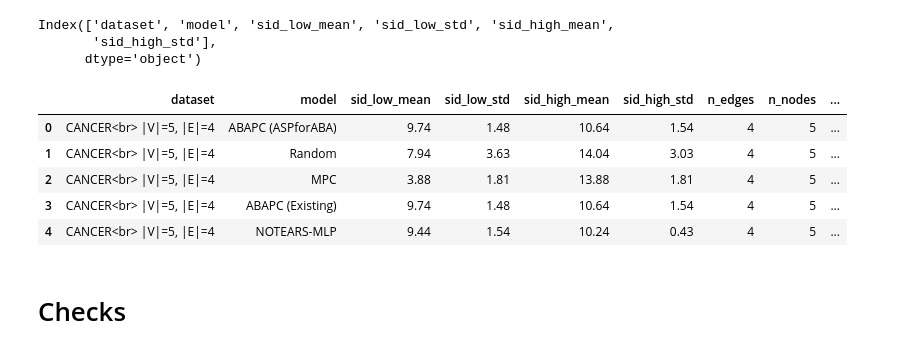
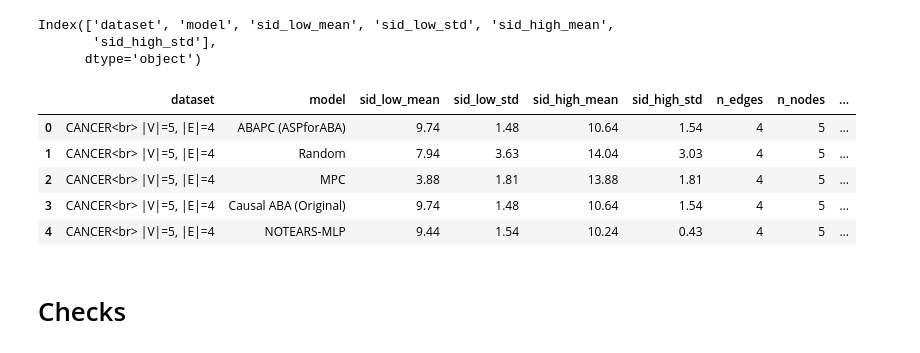
Before and after one commit to fisheeve/gradual-sem-causal-aba, a Jupyter notebook: notebooks/OtherExtensionBasedSemantics/demo_co.ipynb, the cells around one changed output. Drawn from its saved outputs; the diff is of its cells as text; code cells hidden in the pictures.

```diff
--- a/notebooks/OtherExtensionBasedSemantics/demo_co.ipynb
+++ b/notebooks/OtherExtensionBasedSemantics/demo_co.ipynb
@@ -213,42 +228,47 @@ save_figs = True
 debug = False
 datasets = ['cancer', 'earthquake', 'survey', 'asia']
 dags_nodes_map = {'asia':8, 'cancer':5, 'earthquake':5, 'sachs':11, 'survey':6, 'alarm':37, 'child':20, 'insurance':27, 'hailfinder':56, 'hepar2':70}
 dags_arcs_map = {'asia':8, 'cancer':4, 'earthquake':4, 'sachs':17, 'survey':6, 'alarm':46, 'child':25, 'insurance':52, 'hailfinder':66, 'hepar2':123}
-methods = ['Random', 'FGS', 'NOTEARS-MLP', 'MPC', 'ABAPC (Existing)', 'ABAPC (New ST)', 'ABAPC (New CO)', 'ABAPC (New CO-max)']
-names_dict = {'fgs':'FGS', 'nt':'NOTEARS-MLP', 'mpc':'MPC', 'random':'Random', 'abapc':'ABAPC (Existing)', 'ABAPC (New ST)':'ABAPC (New ST)',
-              'ABAPC (New CO)':'ABAPC (New CO)', 'ABAPC (New CO-max)':'ABAPC (New CO-max)'}
-colors_dict = {'abapc':sec_blue,'fgs':sec_orange,'nt':main_purple,'mpc':main_green,'random':'grey', 'ABAPC (New ST)':'black',
-               'ABAPC (New CO)':main_orange, 'ABAPC (New CO-max)':sec_green}
+methods = ['Random', 'FGS', 'NOTEARS-MLP', 'MPC', 'Causal ABA (Original)', 'Causal ABA (Alt. ST)', 'Causal ABA (Alt. CO)', 'Causal ABA (Alt. CO-max)']
+names_dict = {'fgs':'FGS', 'nt':'NOTEARS-MLP', 'mpc':'MPC', 'random':'Random', 'abapc':'Causal ABA (Original)', 'Causal ABA (Alt. ST)':'Causal ABA (Alt. ST)',
+              'Causal ABA (Alt. CO)':'Causal ABA (Alt. CO)', 'Causal ABA (Alt. CO-max)':'Causal ABA (Alt. CO-max)'}
+colors_dict = {'abapc':sec_blue,'fgs':sec_orange,'nt':main_purple,'mpc':main_green,'random':'grey', 'Causal ABA (Alt. ST)':'black',
+               'Causal ABA (Alt. CO)':main_orange, 'Causal ABA (Alt. CO-max)':sec_green}
 version = 'bnlearn_50rep' ## for 5000 samples
 # version = 'bnlearn_dag_v5_2000' ## for 2000 samples
 
 version_cpdag = version+'_cpdag'
 all_sum = pd.read_csv(f"../../results/extension_based_semantics/stored_results_{version}_cpdag.csv")
-all_sum.loc[all_sum['model']=='ABAPC (Ours)', 'model'] = 'ABAPC (Existing)'
-# all_sum.loc[all_sum['model']=='ABAPC (ASPforABA)', 'model'] = 'ABAPC (New)'
 all_sum = all_sum[['dataset', 'model', 'sid_low_mean', 'sid_low_std', 'sid_high_mean', 'sid_high_std']].copy()
 all_sum = pd.concat([all_sum, fgs_df, sem_df_combined], ignore_index=True).reset_index(drop=True).copy()
-all_sum.loc[all_sum['model']=='ABAPC (New CO_MAX)', 'model'] = 'ABAPC (New CO-max)'
 
 
 
 all_sum['n_edges'] = all_sum['dataset'].map(dags_arcs_map)
 all_sum['n_nodes'] = all_sum['dataset'].map(dags_nodes_map)
 for var in ['SID_low','SID_high']:
     all_sum['p_'+var+'_mean'] = all_sum[var.lower()+'_mean'].astype(float)/all_sum['n_edges'].astype(int)
     all_sum['p_'+var+'_std'] = all_sum[var.lower()+'_std'].astype(float)/all_sum['n_edges'].astype(int)
 all_sum['dataset'] = [a.upper() for a in all_sum["dataset"].astype(str)]
 all_sum['dataset'] = all_sum['dataset'] +np.repeat("<br> |V|=",len(all_sum))+ all_sum["n_nodes"].astype(str)+np.repeat(", |E|=",len(all_sum))+\
                      all_sum["n_edges"].astype(str)
 
 
+
+all_sum['model'] = all_sum['model'].map({
+    **{name: name for name in all_sum['model'].unique()},
+    'ABAPC (New CO_MAX)': 'Causal ABA (Alt. CO-max)',
+    'ABAPC (Ours)': 'Causal ABA (Original)',
+    'ABAPC (New ST)': 'Causal ABA (Alt. ST)',
+    'ABAPC (New CO)': 'Causal ABA (Alt. CO)',
+})
 all_sum.head()
 # %% [output]
 |  | dataset | model | sid_low_mean | sid_low_std | sid_high_mean | sid_high_std | n_edges | n_nodes | ... |
 | 0 | CANCER<br> |V|=5, |E|=4 | ABAPC (ASPforABA) | 9.74 | 1.48 | 10.64 | 1.54 | 4 | 5 | ... |
 | 1 | CANCER<br> |V|=5, |E|=4 | Random | 7.94 | 3.63 | 14.04 | 3.03 | 4 | 5 | ... |
 | 2 | CANCER<br> |V|=5, |E|=4 | MPC | 3.88 | 1.81 | 13.88 | 1.81 | 4 | 5 | ... |
-| 3 | CANCER<br> |V|=5, |E|=4 | ABAPC (Existing) | 9.74 | 1.48 | 10.64 | 1.54 | 4 | 5 | ... |
+| 3 | CANCER<br> |V|=5, |E|=4 | Causal ABA (Original) | 9.74 | 1.48 | 10.64 | 1.54 | 4 | 5 | ... |
 | 4 | CANCER<br> |V|=5, |E|=4 | NOTEARS-MLP | 9.44 | 1.54 | 10.24 | 0.43 | 4 | 5 | ... |
 # %%
 def double_bar_chart_plotly(all_sum, names_dict, colors_dict,
```
Also changed, not shown: parts of 14 cells of this notebook, 5 other files.
